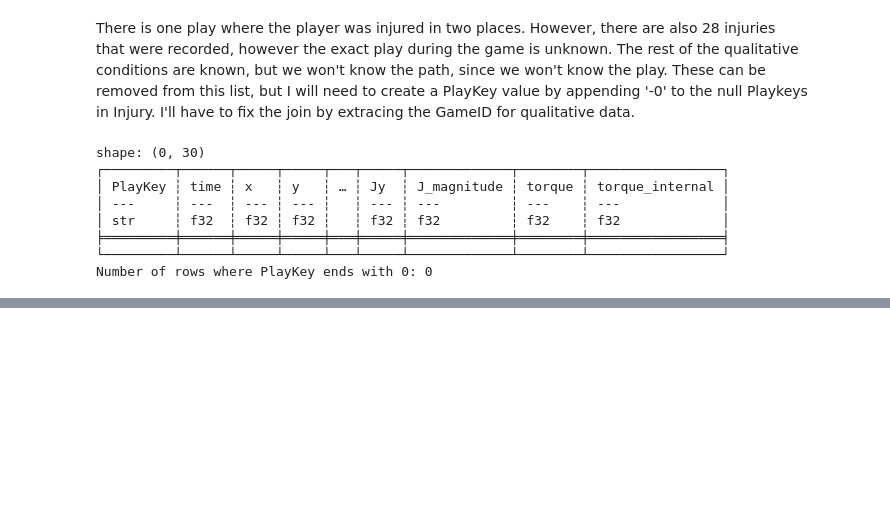
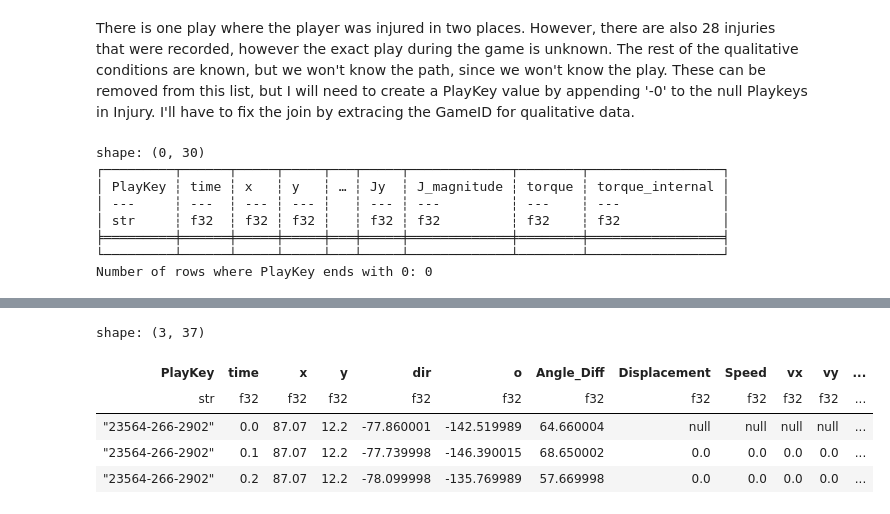
Before and after one commit to FreshOats/NFL_Data_Science, a Jupyter notebook: ET/ET_test.ipynb, the cells around one changed output, grey strips where cells are left out. Saved outputs shown, nothing was run; the diff lists cells and outputs as text; code cells hidden in the pictures; blank space fills up the shorter version.

Commit message:
Completed ETL, including L. Started ML processing

```diff
--- a/ET/ET_test.ipynb
+++ b/ET/ET_test.ipynb
@@ -960,0 +982,13 @@ shape: (5, 31)
+# %%
+import polars as pl
+import os
+path = "F:/Data/Processing_data/"
+# %%
+pl.read_parquet(os.path.join(path, "All_Tracking.parquet")).head(3)
+# %% [output]
+shape: (3, 37)
+| PlayKey | time | x | y | dir | o | Angle_Diff | Displacement | Speed | vx | vy | ... |
+| str | f32 | f32 | f32 | f32 | f32 | f32 | f32 | f32 | f32 | f32 | ... |
+| "23564-266-2902" | 0.0 | 87.07 | 12.2 | -77.860001 | -142.519989 | 64.660004 | null | null | null | null | ... |
+| "23564-266-2902" | 0.1 | 87.07 | 12.2 | -77.739998 | -146.390015 | 68.650002 | 0.0 | 0.0 | 0.0 | 0.0 | ... |
+| "23564-266-2902" | 0.2 | 87.07 | 12.2 | -78.099998 | -135.769989 | 57.669998 | 0.0 | 0.0 | 0.0 | 0.0 | ... |
```
Also changed, not shown: parts of 5 cells of this notebook, 3 other files.
